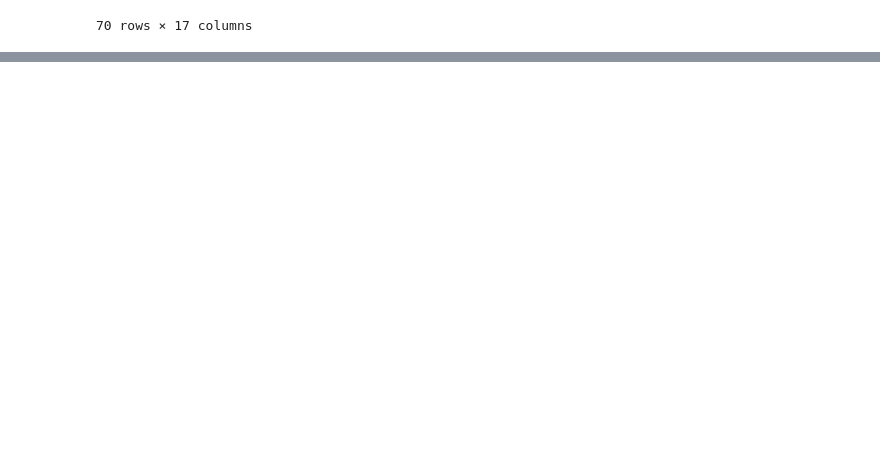
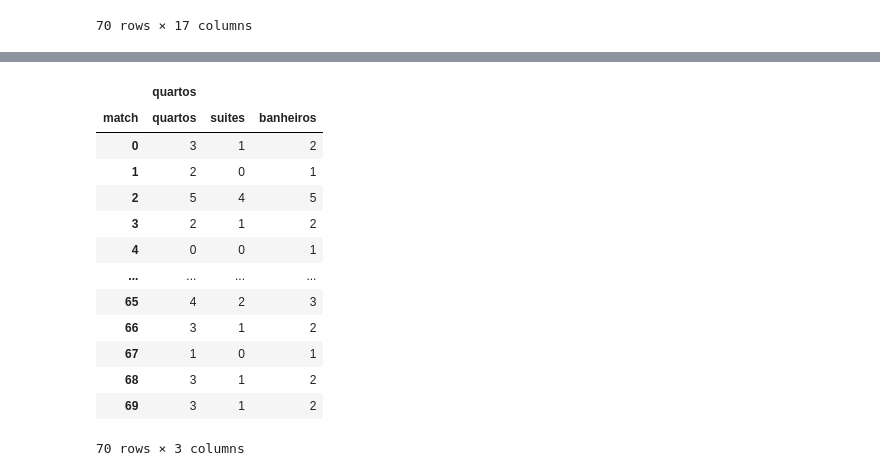
Before and after one commit to Facco-Bruno/Alura-Python, a Jupyter notebook: Pandas_Advanced.ipynb, the cells around one changed output, grey strips where cells are left out. Cells and saved outputs as stored; diff of their text form; code cells hidden in the pictures; blank space fills up the shorter version.

```diff
--- a/Pandas_Advanced.ipynb
+++ b/Pandas_Advanced.ipynb
@@ -565,0 +597,3 @@ dados_listings
+# %%
+configuracao = dados_listings['anuncio_descricao'].str.extractall('(\d+)')
+configuracao.head(9)
@@ -565,0 +612,18 @@ dados_listings
+# %%
+configuracao = configuracao.unstack().rename(columns={0: 'quartos', 1: 'suites', 2: 'banheiros'})
+configuracao
+# %% [output]
+|  | quartos |  |  |
+| match | quartos | suites | banheiros |
+| 0 | 3 | 1 | 2 |
+| 1 | 2 | 0 | 1 |
+| 2 | 5 | 4 | 5 |
+| 3 | 2 | 1 | 2 |
+| 4 | 0 | 0 | 1 |
+| ... | ... | ... | ... |
+| 65 | 4 | 2 | 3 |
+| 66 | 3 | 1 | 2 |
+| 67 | 1 | 0 | 1 |
+| 68 | 3 | 1 | 2 |
+| 69 | 3 | 1 | 2 |
+70 rows × 3 columns
```
Also changed, not shown: parts of 26 cells of this notebook.
